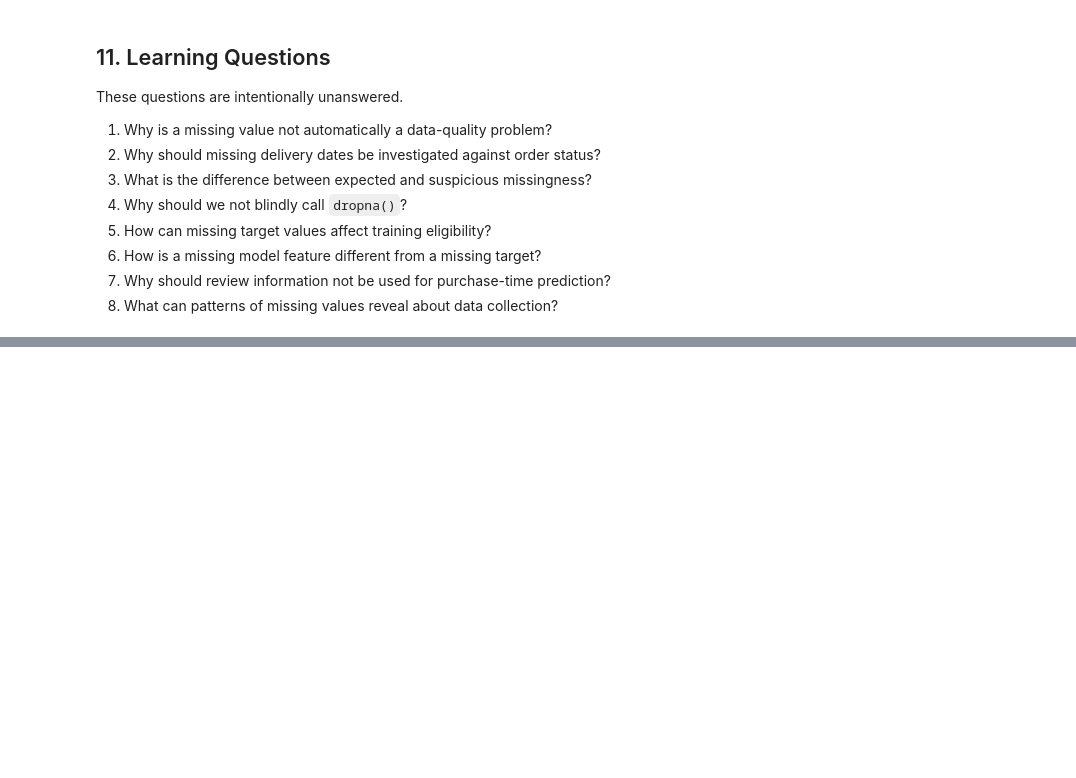
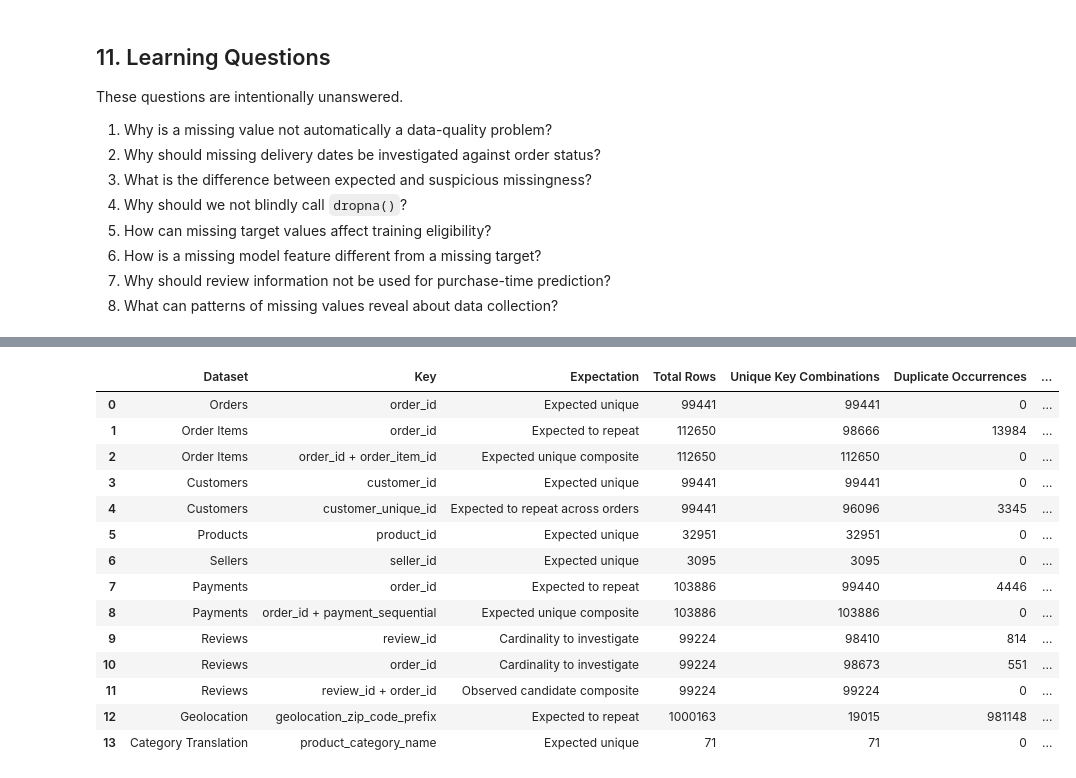
Before and after one commit to mmubashir95/ecommerce-delivery-intelligence, a Jupyter notebook: notebooks/02_data_quality.ipynb, the cells around one changed output, grey strips where cells are left out. Drawn from its saved outputs; the diff is of its cells as text; code cells hidden in the pictures; blank space fills up the shorter version.

Commit message:
Add duplicate validation analysis

```diff
--- a/notebooks/02_data_quality.ipynb
+++ b/notebooks/02_data_quality.ipynb
@@ -984,0 +1154,76 @@ These questions are intentionally unanswered.
+# %%
+KEY_CHECKS = [
+    ("Orders", ["order_id"], "Expected unique"),
+    ("Order Items", ["order_id"], "Expected to repeat"),
+    ("Order Items", ["order_id", "order_item_id"], "Expected unique composite"),
+    ("Customers", ["customer_id"], "Expected unique"),
+    ("Customers", ["customer_unique_id"], "Expected to repeat across orders"),
+    ("Products", ["product_id"], "Expected unique"),
+    ("Sellers", ["seller_id"], "Expected unique"),
+    ("Payments", ["order_id"], "Expected to repeat"),
+    ("Payments", ["order_id", "payment_sequential"], "Expected unique composite"),
+    ("Reviews", ["review_id"], "Cardinality to investigate"),
+    ("Reviews", ["order_id"], "Cardinality to investigate"),
+    ("Reviews", ["review_id", "order_id"], "Observed candidate composite"),
+    ("Geolocation", ["geolocation_zip_code_prefix"], "Expected to repeat"),
+    ("Category Translation", ["product_category_name"], "Expected unique"),
+]
+
+
+def key_duplicate_profile(
+    dataset_name: str,
+    dataframe: pd.DataFrame,
+    key_columns: list[str],
+    expectation: str,
+) -> dict:
+    '''Measure repetition for a candidate single or composite key.
+
+    Group sizes preserve missing-key groups for completeness. Missing-key meaning
+    was investigated in Task 1 and is not reclassified here.
+    '''
+    key_group_sizes = dataframe.groupby(
+        key_columns, dropna=False, sort=False
+    ).size()
+    repeated_groups = key_group_sizes[key_group_sizes > 1]
+    duplicate_occurrences = int((key_group_sizes - 1).clip(lower=0).sum())
+    return {
+        "Dataset": dataset_name,
+        "Key": " + ".join(key_columns),
+        "Expectation": expectation,
+        "Total Rows": len(dataframe),
+        "Unique Key Combinations": int(len(key_group_sizes)),
+        "Duplicate Occurrences": duplicate_occurrences,
+        "Repeated Key Groups": int(len(repeated_groups)),
+        "Affected Records": int(repeated_groups.sum()),
+        "Uniqueness Holds": duplicate_occurrences == 0,
+    }
+
+
+key_validation = pd.DataFrame(
+    [
+        key_duplicate_profile(
+            dataset_name,
+            datasets[dataset_name],
+            key_columns,
+            expectation,
+        )
+        for dataset_name, key_columns, expectation in KEY_CHECKS
+    ]
+)
+display(key_validation)
+# %% [output]
+|  | Dataset | Key | Expectation | Total Rows | Unique Key Combinations | Duplicate Occurrences | ... |
+| 0 | Orders | order_id | Expected unique | 99441 | 99441 | 0 | ... |
+| 1 | Order Items | order_id | Expected to repeat | 112650 | 98666 | 13984 | ... |
+| 2 | Order Items | order_id + order_item_id | Expected unique composite | 112650 | 112650 | 0 | ... |
+| 3 | Customers | customer_id | Expected unique | 99441 | 99441 | 0 | ... |
+| 4 | Customers | customer_unique_id | Expected to repeat across orders | 99441 | 96096 | 3345 | ... |
+| 5 | Products | product_id | Expected unique | 32951 | 32951 | 0 | ... |
+| 6 | Sellers | seller_id | Expected unique | 3095 | 3095 | 0 | ... |
+| 7 | Payments | order_id | Expected to repeat | 103886 | 99440 | 4446 | ... |
+| 8 | Payments | order_id + payment_sequential | Expected unique composite | 103886 | 103886 | 0 | ... |
+| 9 | Reviews | review_id | Cardinality to investigate | 99224 | 98410 | 814 | ... |
+| 10 | Reviews | order_id | Cardinality to investigate | 99224 | 98673 | 551 | ... |
+| 11 | Reviews | review_id + order_id | Observed candidate composite | 99224 | 99224 | 0 | ... |
+| 12 | Geolocation | geolocation_zip_code_prefix | Expected to repeat | 1000163 | 19015 | 981148 | ... |
+| 13 | Category Translation | product_category_name | Expected unique | 71 | 71 | 0 | ... |
```
Also changed, not shown: parts of 17 cells of this notebook.
